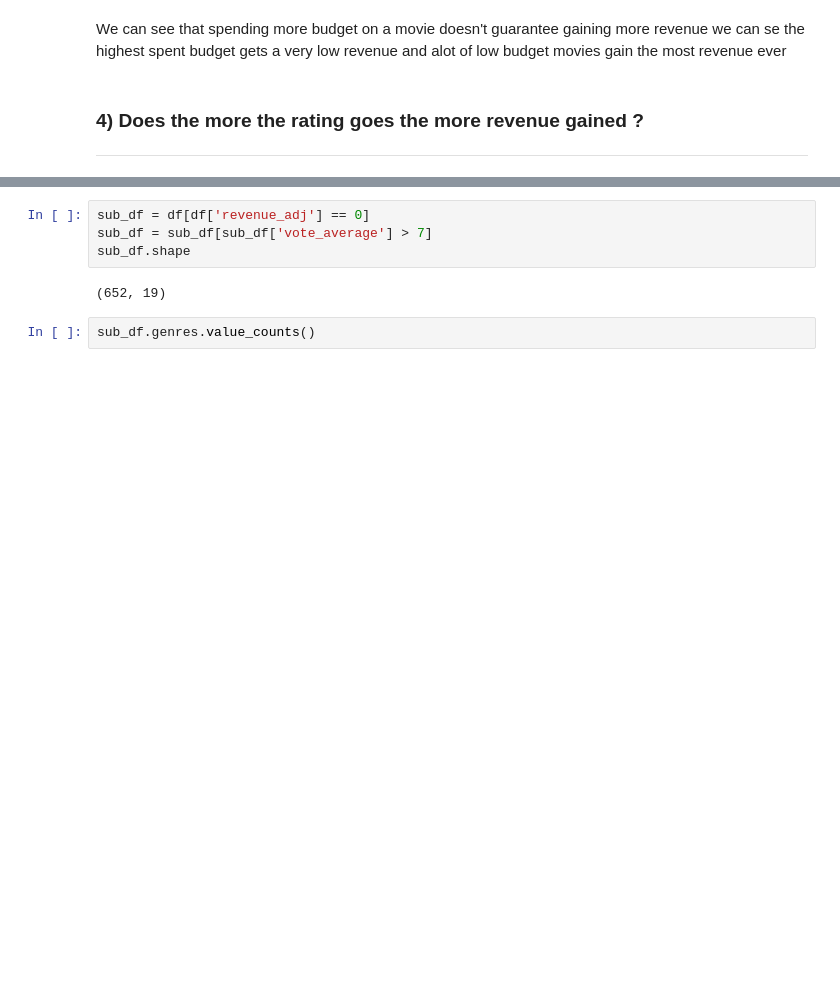
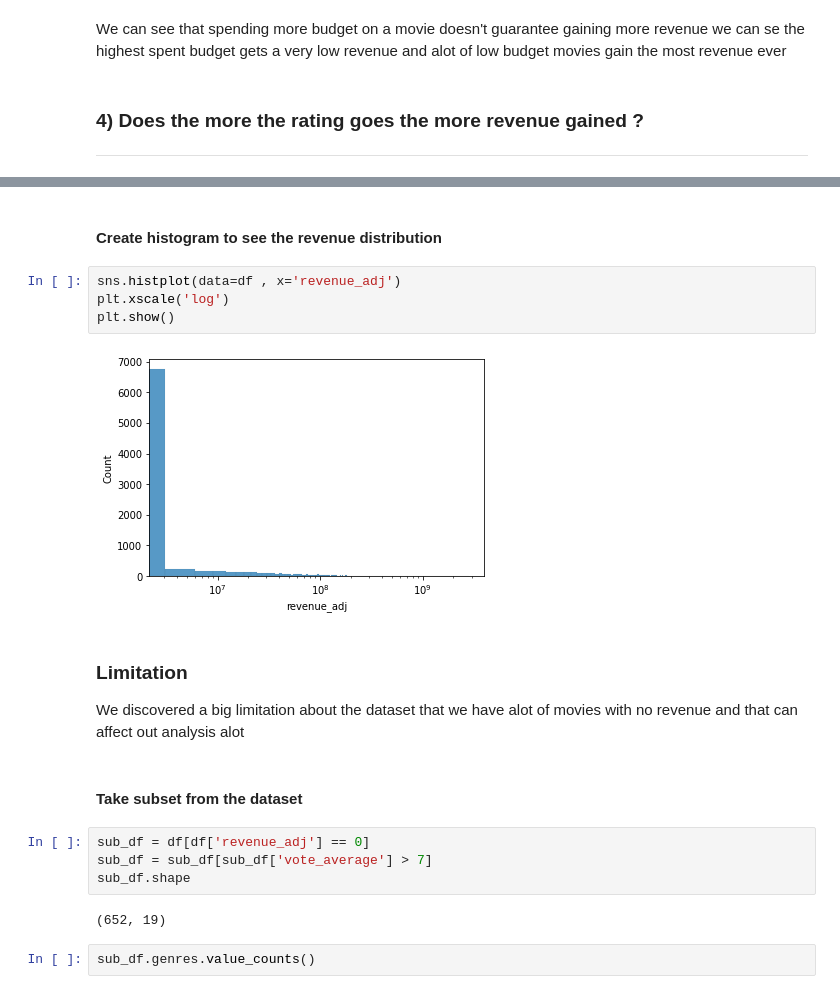
Before and after one commit to EslamAsfour/Investigate-a-Dataset, a Jupyter notebook: investigate-a-dataset-template.ipynb, the cells around one changed output, grey strips where cells are left out. Cells and saved outputs as stored; diff of their text form; blank space fills up the shorter version.

```diff
--- a/investigate-a-dataset-template.ipynb
+++ b/investigate-a-dataset-template.ipynb
@@ -360,4 +353,17 @@ plt.show()
 We have alot of movies with a very high Rating and still with 0 Revenue maybe we can investigate this
+# %% [markdown]
+#### Create histogram to see the revenue distribution
+# %%
+sns.histplot(data=df , x='revenue_adj')
+plt.xscale('log')
+plt.show()
+# %% [output]
+[figure, added]
+# %% [markdown]
+### Limitation
+We discovered a big limitation about the dataset that we have alot of movies with no revenue and that can affect out analysis alot
+# %% [markdown]
+#### Take subset from the dataset
 # %%
 sub_df = df[df['revenue_adj'] == 0]
 sub_df = sub_df[sub_df['vote_average'] > 7]
```
Also changed, not shown: parts of 16 cells of this notebook, 1 other file.
